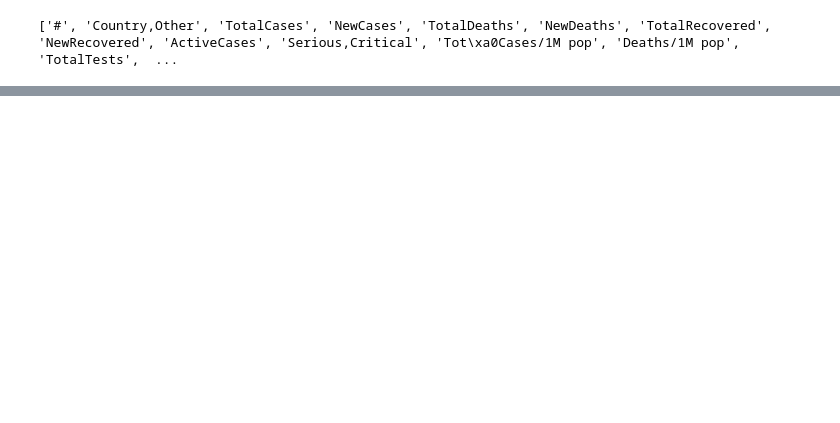
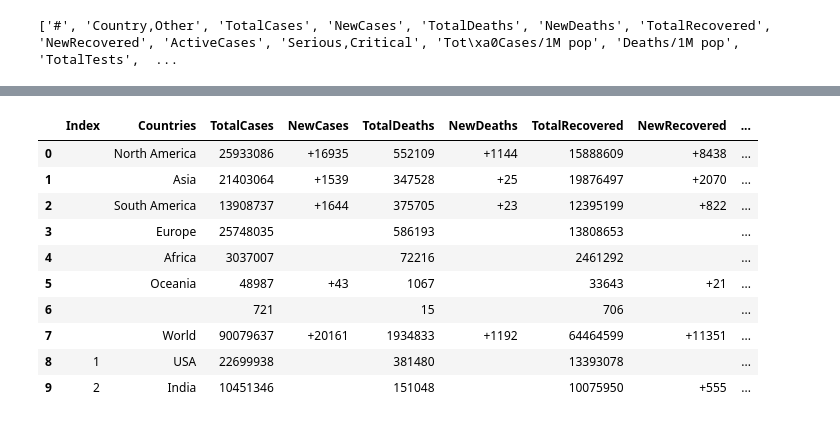
Before and after one commit to Rixant/Web-Scraping-COVID19, a Jupyter notebook: covid19_data_analysis.ipynb, the cells around one changed output, grey strips where cells are left out. Cells and saved outputs as stored; diff of their text form; code cells hidden in the pictures; blank space fills up the shorter version.

```diff
--- a/covid19_data_analysis.ipynb
+++ b/covid19_data_analysis.ipynb
@@ -129 +107,17 @@ df = df.rename(columns={"#": "Index", "Country,Other": "Countries", "Serious,Cri
+# %%
+
+mydf.replace(',','', regex=True, inplace=True)
+mydf.head(10)
+# %% [output]
+|  | Index | Countries | TotalCases | NewCases | TotalDeaths | NewDeaths | TotalRecovered | NewRecovered | ... |
+| 0 |  | North America | 25933086 | +16935 | 552109 | +1144 | 15888609 | +8438 | ... |
+| 1 |  | Asia | 21403064 | +1539 | 347528 | +25 | 19876497 | +2070 | ... |
+| 2 |  | South America | 13908737 | +1644 | 375705 | +23 | 12395199 | +822 | ... |
+| 3 |  | Europe | 25748035 |  | 586193 |  | 13808653 |  | ... |
+| 4 |  | Africa | 3037007 |  | 72216 |  | 2461292 |  | ... |
+| 5 |  | Oceania | 48987 | +43 | 1067 |  | 33643 | +21 | ... |
+| 6 |  |  | 721 |  | 15 |  | 706 |  | ... |
+| 7 |  | World | 90079637 | +20161 | 1934833 | +1192 | 64464599 | +11351 | ... |
+| 8 | 1 | USA | 22699938 |  | 381480 |  | 13393078 |  | ... |
+| 9 | 2 | India | 10451346 |  | 151048 |  | 10075950 | +555 | ... |
 # %%
```
Also changed, not shown: parts of 11 cells of this notebook.
